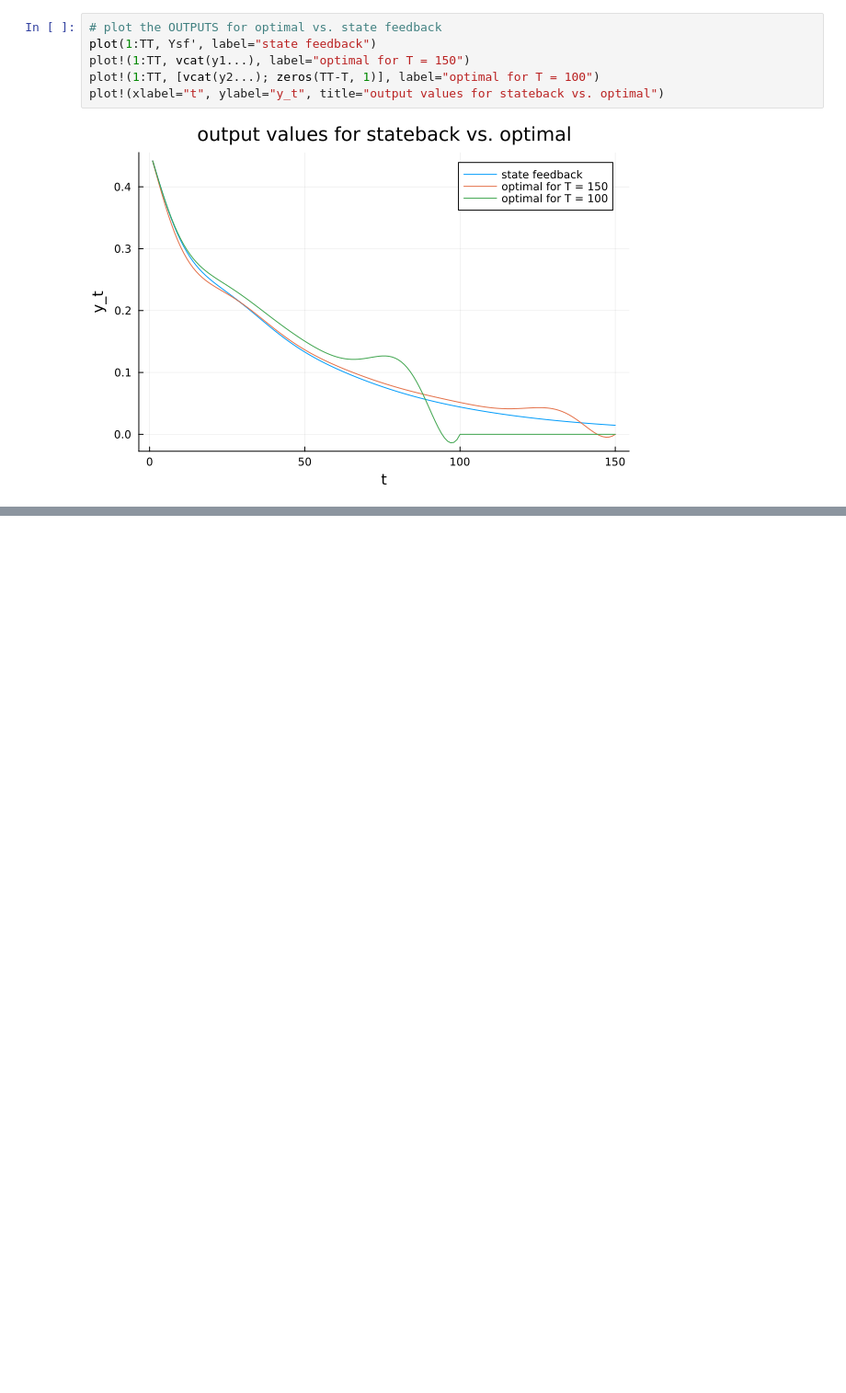
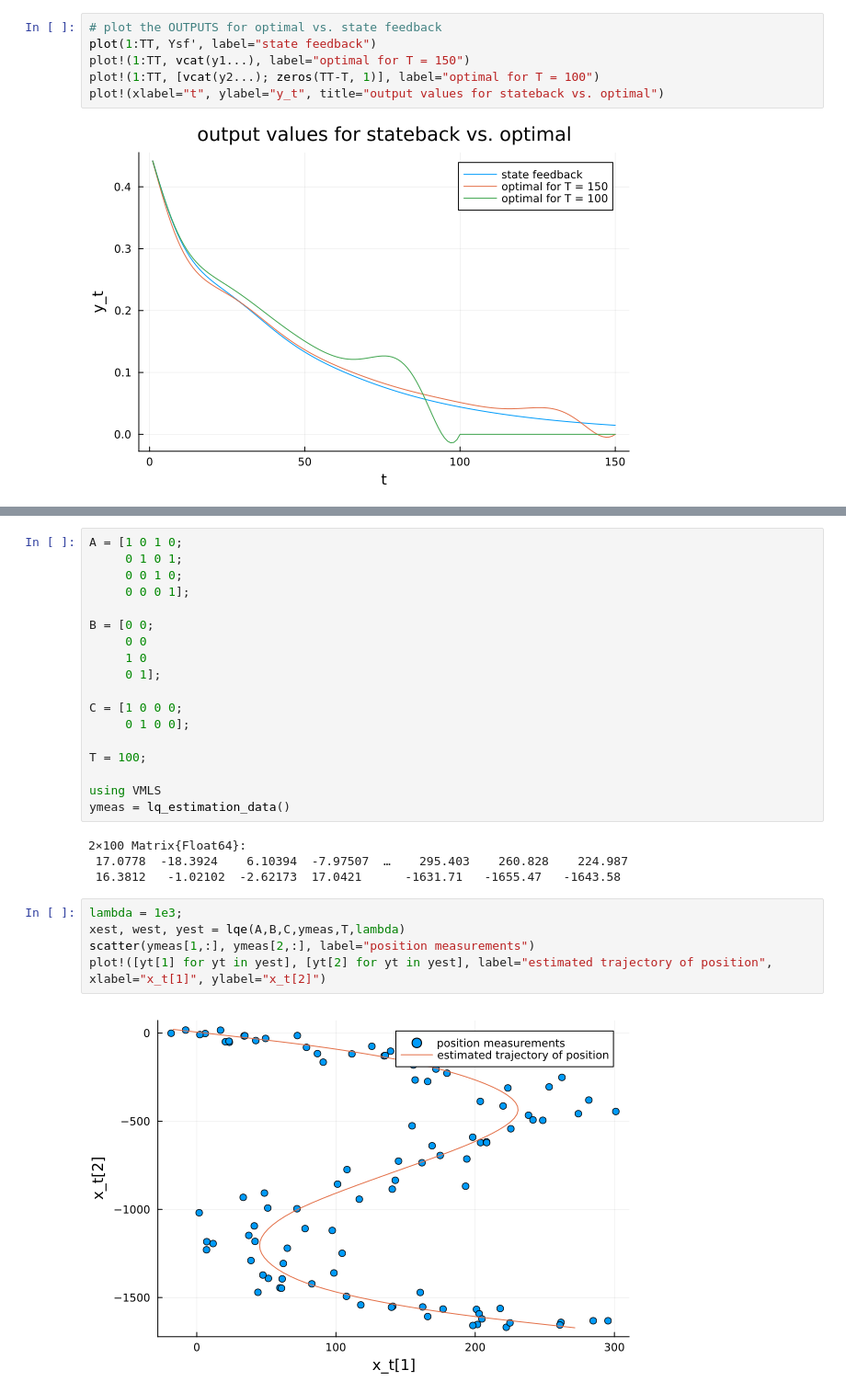
Before and after one commit to Minh-An/engr108, a Jupyter notebook: cls_applications.ipynb, the cells around one changed output, grey strips where cells are left out. Shown at 92% size. Drawn from its saved outputs; the diff is of its cells as text; blank space fills up the shorter version.

Commit message:
VMLS 17.3 Linear state estimation

```diff
--- a/cls_applications.ipynb
+++ b/cls_applications.ipynb
@@ -450,0 +635,29 @@ plot!(xlabel="t", ylabel="y_t", title="output values for stateback vs. optimal")
+# %%
+A = [1 0 1 0;
+     0 1 0 1;
+     0 0 1 0;
+     0 0 0 1];
+
+B = [0 0;
+     0 0
+     1 0
+     0 1];
+
+C = [1 0 0 0;
+     0 1 0 0];
+
+T = 100;
+
+using VMLS
+ymeas = lq_estimation_data()
+# %% [output]
+2×100 Matrix{Float64}:
+ 17.0778  -18.3924    6.10394  -7.97507  …    295.403    260.828    224.987
+ 16.3812   -1.02102  -2.62173  17.0421      -1631.71   -1655.47   -1643.58
+# %%
+lambda = 1e3;
+xest, west, yest = lqe(A,B,C,ymeas,T,lambda)
+scatter(ymeas[1,:], ymeas[2,:], label="position measurements")
+plot!([yt[1] for yt in yest], [yt[2] for yt in yest], label="estimated trajectory of position", xlabel="x_t[1]", ylabel="x_t[2]")
+# %% [output]
+[figure, added]
```
Also changed, not shown: parts of 11 cells of this notebook.
